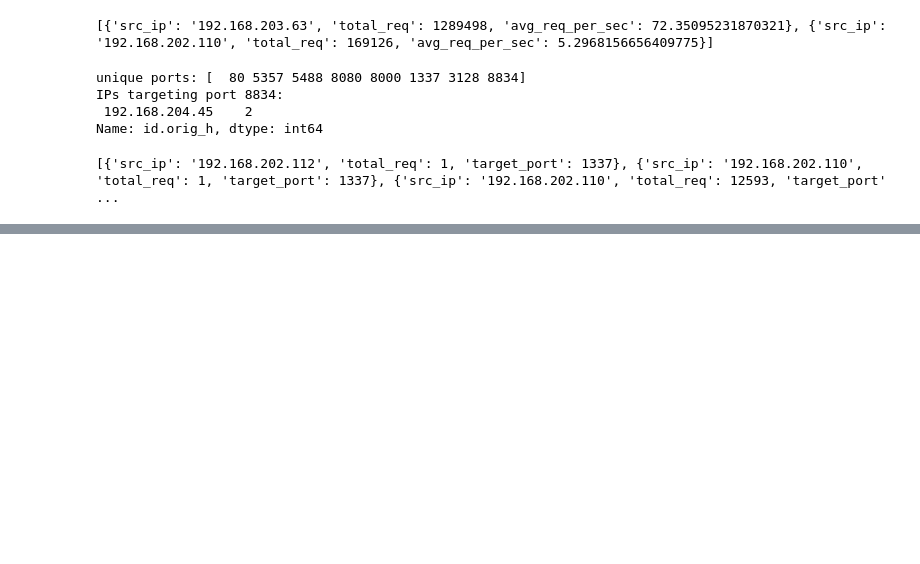
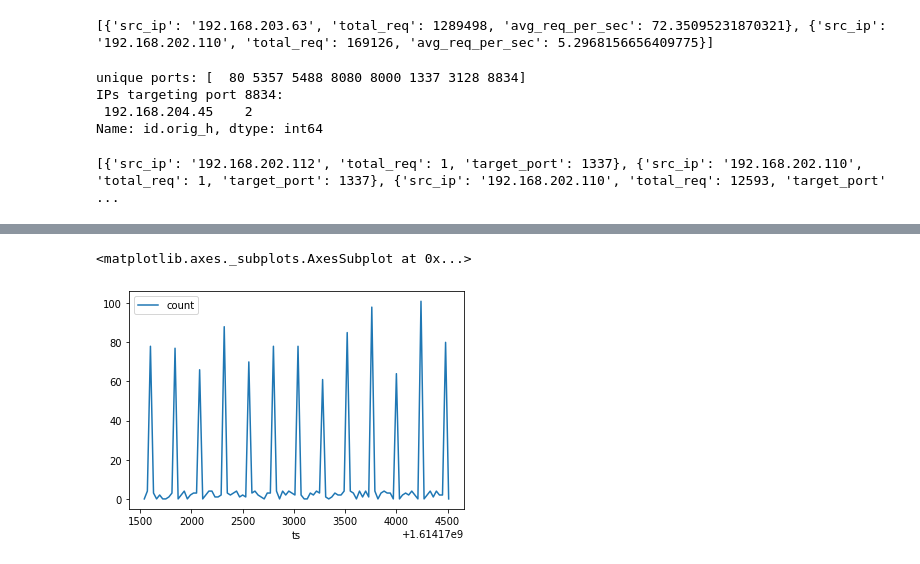
Before and after one commit to shuiherng/asmt, a Jupyter notebook: task3.ipynb, the cells around one changed output, grey strips where cells are left out. Cells and saved outputs as stored; diff of their text form; code cells hidden in the pictures; blank space fills up the shorter version.

```diff
--- a/task3.ipynb
+++ b/task3.ipynb
@@ -141,0 +252,19 @@ print(graylist_2)
+# %%
+# To test the robustness of this experiment, let's simulate a host where periodic beaconing is taking place
+TEST_WINDOW_SIZE = 30.0
+BASE_TIMESTAMP = 1614171541.0
+
+np.random.seed(int(time.time()))
+
+test_freq = []
+for i in range(100):
+    ts = BASE_TIMESTAMP + i * TEST_WINDOW_SIZE
+    test_freq.append([ts, np.random.randint(low = 0, high = 5)
+                      + (np.random.randint(low = 60, high = 100) if i % 8 == 2 else 0)]) # every 4 minutes
+
+test_freq_df = pd.DataFrame(test_freq, columns = ['ts', 'count'])
+test_freq_df = test_freq_df.set_index('ts')
+test_freq_df.plot()
+# %% [output]
+<matplotlib.axes._subplots.AxesSubplot at 0x...>
+[figure, added]
```
Also changed, not shown: parts of 12 cells of this notebook.
